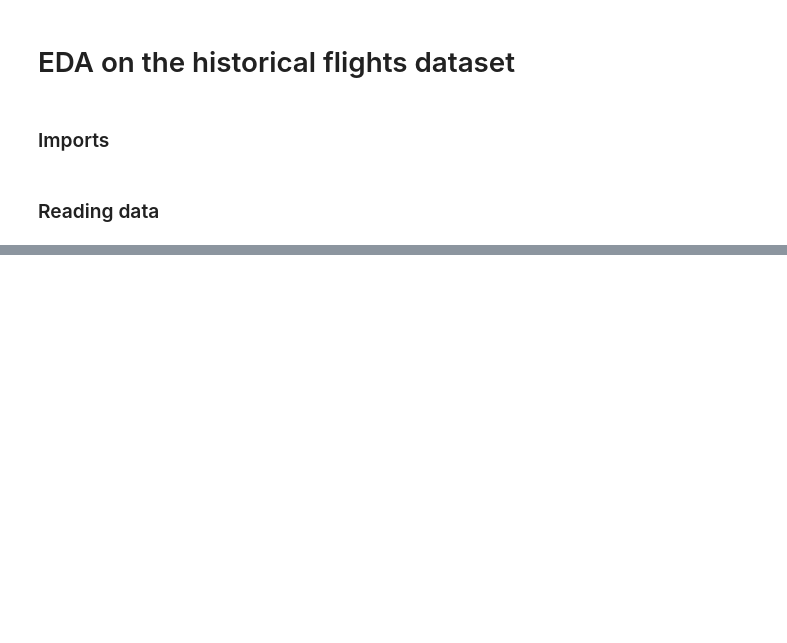
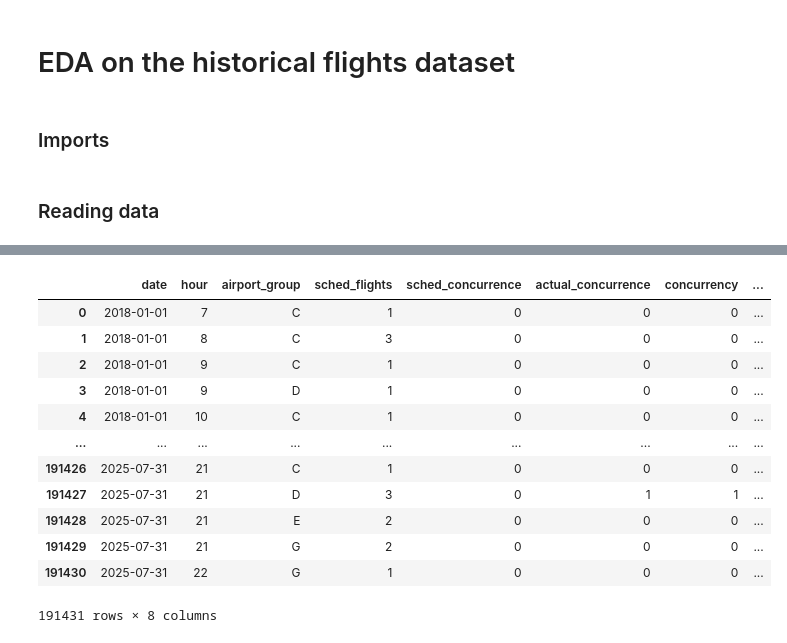
Before and after one commit to MiladTootoonchi/Avinor-Predictions, a Jupyter notebook: notebooks/eda_historical_flights.ipynb, the cells around one changed output, grey strips where cells are left out. Drawn from its saved outputs; the diff is of its cells as text; code cells hidden in the pictures; blank space fills up the shorter version.

```diff
--- a/notebooks/eda_historical_flights.ipynb
+++ b/notebooks/eda_historical_flights.ipynb
@@ -23,0 +79,5 @@ df.describe()
+# %%
+# service_type, dep_airport and arr_airport is not relevant. That is because service type does not explain simultaneity
+# and we do not need the airport symbol, therefore we can remove those features.
+df_reduced = df.drop(columns = ["service_type", "dep_airport", "arr_airport"])
+print(df_reduced)
@@ -23,0 +254,22 @@ df.describe()
+# %%
+# if there is any actual concurrency, else 0
+df_grouped["concurrency"] = (df_grouped["actual_concurrence"] > 0).astype(int)
+
+# Probability of concurrency per airport group per hour
+df_grouped["pct_concurrency"] = (df_grouped.groupby(["airport_group", "hour"])["concurrency"].transform("mean"))
+
+df_grouped
+# %% [output]
+|  | date | hour | airport_group | sched_flights | sched_concurrence | actual_concurrence | concurrency | ... |
+| 0 | 2018-01-01 | 7 | C | 1 | 0 | 0 | 0 | ... |
+| 1 | 2018-01-01 | 8 | C | 3 | 0 | 0 | 0 | ... |
+| 2 | 2018-01-01 | 9 | C | 1 | 0 | 0 | 0 | ... |
+| 3 | 2018-01-01 | 9 | D | 1 | 0 | 0 | 0 | ... |
+| 4 | 2018-01-01 | 10 | C | 1 | 0 | 0 | 0 | ... |
+| ... | ... | ... | ... | ... | ... | ... | ... | ... |
+| 191426 | 2025-07-31 | 21 | C | 1 | 0 | 0 | 0 | ... |
+| 191427 | 2025-07-31 | 21 | D | 3 | 0 | 1 | 1 | ... |
+| 191428 | 2025-07-31 | 21 | E | 2 | 0 | 0 | 0 | ... |
+| 191429 | 2025-07-31 | 21 | G | 2 | 0 | 0 | 0 | ... |
+| 191430 | 2025-07-31 | 22 | G | 1 | 0 | 0 | 0 | ... |
+191431 rows × 8 columns
```
Also changed, not shown: parts of 19 cells of this notebook.
